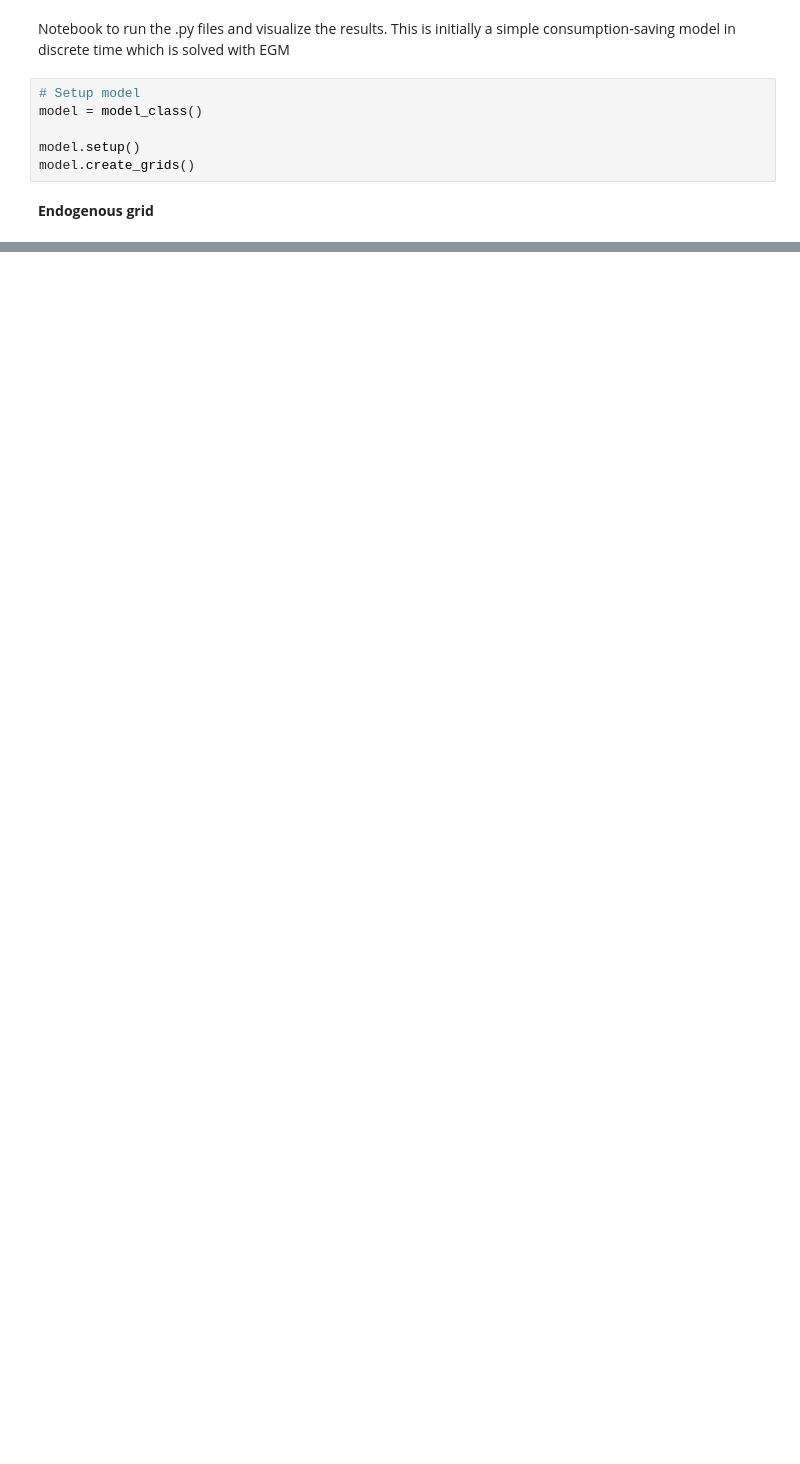
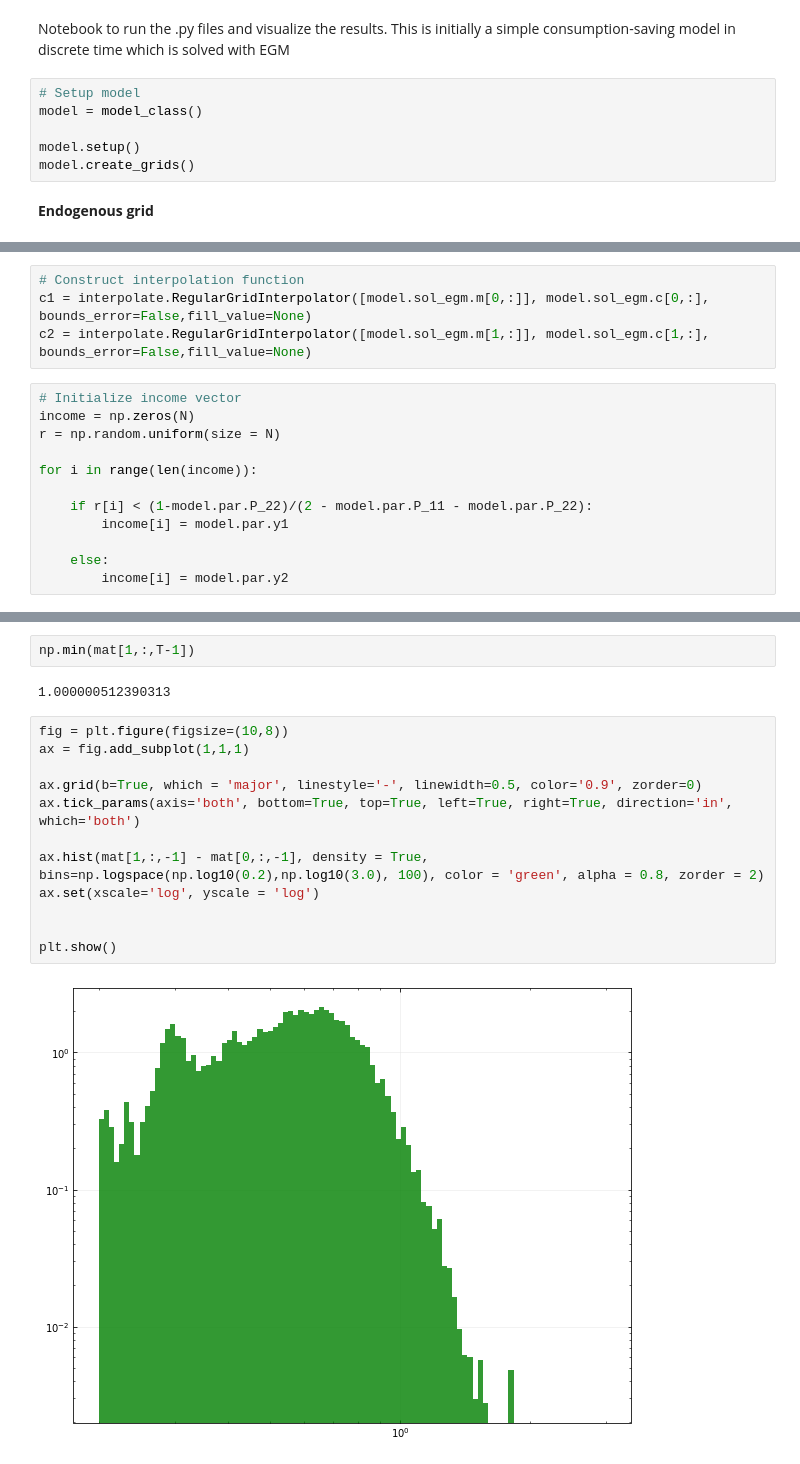
Before and after one commit to madsankern/TermPaper_ineq, a Jupyter notebook: results.ipynb, the cells around one changed output, grey strips where cells are left out. Saved outputs shown, nothing was run; the diff lists cells and outputs as text; blank space fills up the shorter version.

```diff
--- a/results.ipynb
+++ b/results.ipynb
@@ -53,0 +85,16 @@ ax.legend(frameon = True, edgecolor = 'k', facecolor = 'white', framealpha=1, fa
+# %%
+# Construct interpolation function
+c1 = interpolate.RegularGridInterpolator([model.sol_egm.m[0,:]], model.sol_egm.c[0,:], bounds_error=False,fill_value=None)
+c2 = interpolate.RegularGridInterpolator([model.sol_egm.m[1,:]], model.sol_egm.c[1,:], bounds_error=False,fill_value=None)
+# %%
+# Initialize income vector
+income = np.zeros(N)
+r = np.random.uniform(size = N)
+
+for i in range(len(income)):
+
+    if r[i] < (1-model.par.P_22)/(2 - model.par.P_11 - model.par.P_22):
+        income[i] = model.par.y1
+
+    else:
+        income[i] = model.par.y2
@@ -53,0 +169,18 @@ ax.legend(frameon = True, edgecolor = 'k', facecolor = 'white', framealpha=1, fa
+# %%
+np.min(mat[1,:,T-1])
+# %% [output]
+1.000000512390313
+# %%
+fig = plt.figure(figsize=(10,8))
+ax = fig.add_subplot(1,1,1)
+
+ax.grid(b=True, which = 'major', linestyle='-', linewidth=0.5, color='0.9', zorder=0)
+ax.tick_params(axis='both', bottom=True, top=True, left=True, right=True, direction='in', which='both')
+
+ax.hist(mat[1,:,-1] - mat[0,:,-1], density = True, bins=np.logspace(np.log10(0.2),np.log10(3.0), 100), color = 'green', alpha = 0.8, zorder = 2)
+ax.set(xscale='log', yscale = 'log')
+
+
+plt.show()
+# %% [output]
+[figure, added]
```
Also changed, not shown: parts of 8 cells of this notebook.
